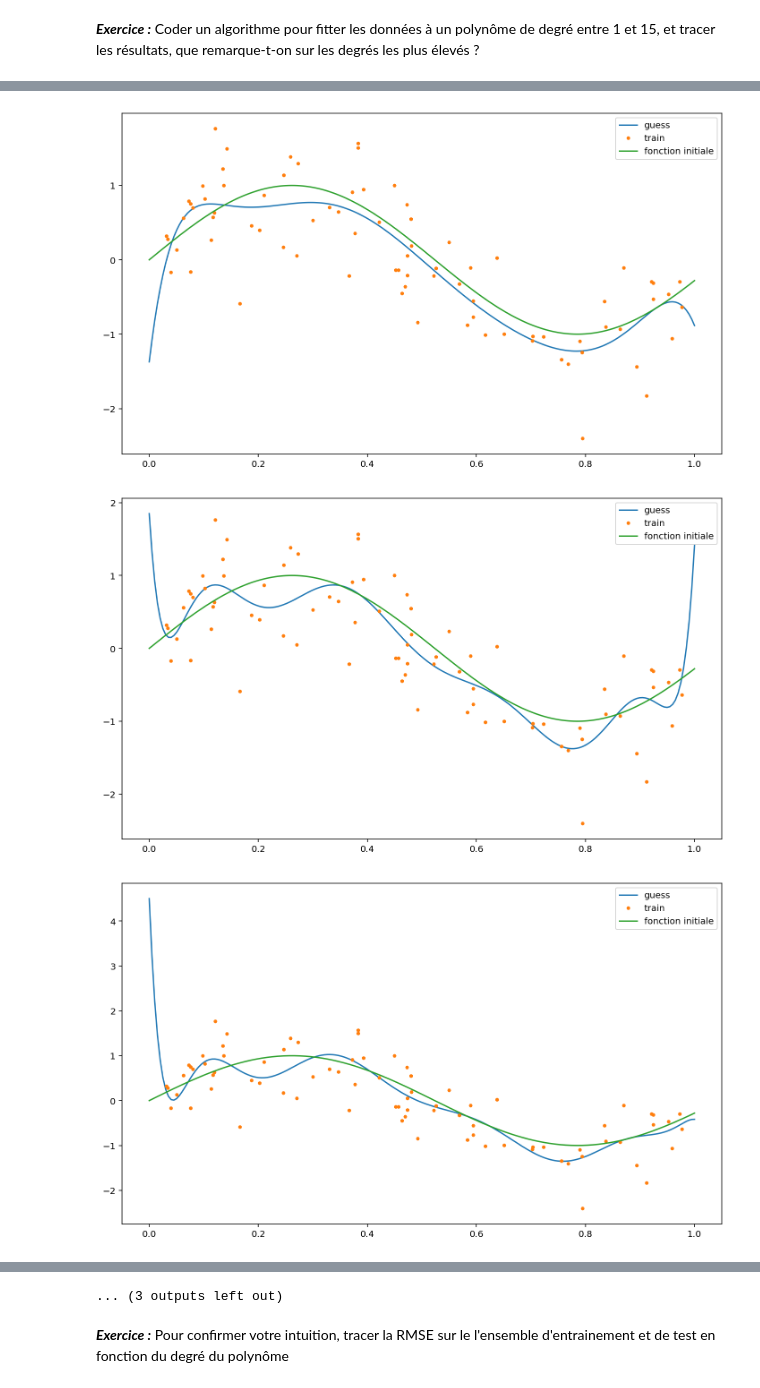
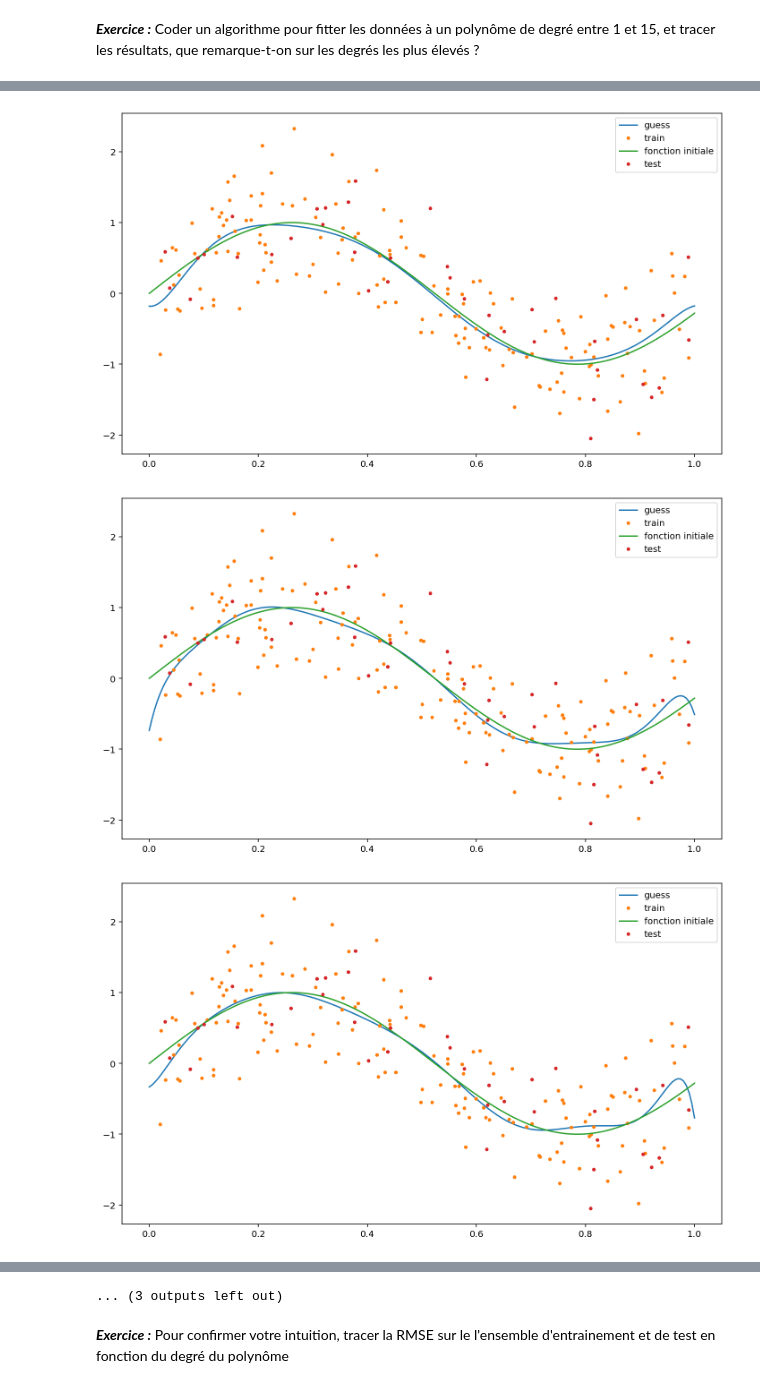
Before and after one commit to gnagnabeubla/TP-ML-GRIMA, a Jupyter notebook: TP2/linearregression.ipynb, the cells around one changed output, grey strips where cells are left out. Cells and saved outputs as stored; diff of their text form; code cells hidden in the pictures.

```diff
--- a/TP2/linearregression.ipynb
+++ b/TP2/linearregression.ipynb
@@ -38,8 +38,8 @@ Nous allons commencer par essayer de fitter des données que nous allons génér
 import numpy as np
 import random as r
 import matplotlib.pyplot as plt
-X = np.random.random(100)
-Z = np.random.normal(0,1,100)
+X = np.random.random(200)
+Z = np.random.normal(0,1,200)
 Y = np.sin(6*X) + 1/2*Z
 plt.plot(X,Y,".")
 # %% [output]
@@ -113,6 +113,6 @@ for i in range(1,16):
     plt.plot(X_x,Y_guess_plot,label = 'guess')
     plt.plot(X_train[order],Y_train[order],".",label='train')
     plt.plot(X_x,np.sin(6*X_x),label='fonction initiale')
+    plt.plot(X_test[order_test],Y_test[order_test],".",label='test')
     plt.legend()
-    #plt.plot(X_test[order_test],Y_test[order_test],".")
 # %% [output]
@@ -127,3 +127,3 @@ for i in range(1,16):
-[figure, old version]
+[figure, new version]
-[figure, old version]
+[figure, new version]
-[figure, old version]
+[figure, new version]
```
Also changed, not shown: parts of 10 cells of this notebook.
